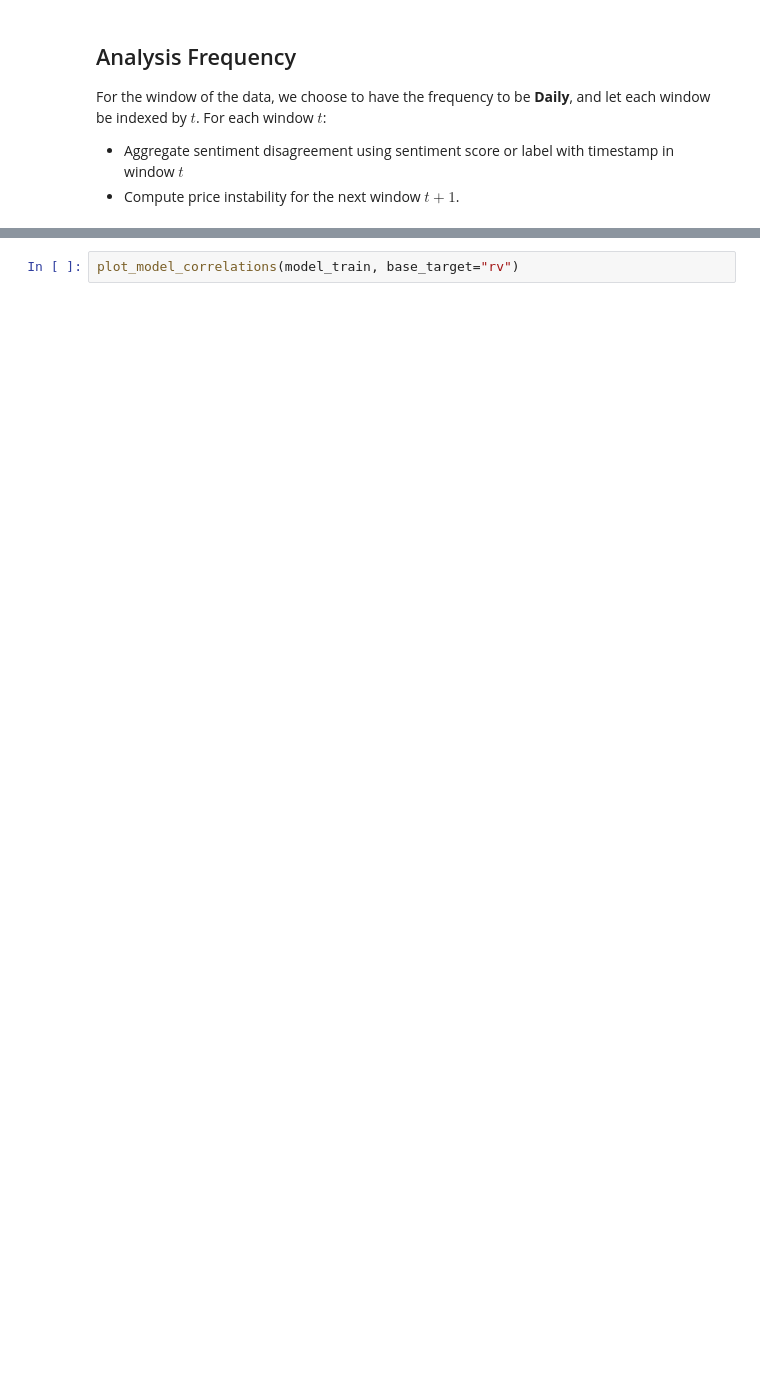
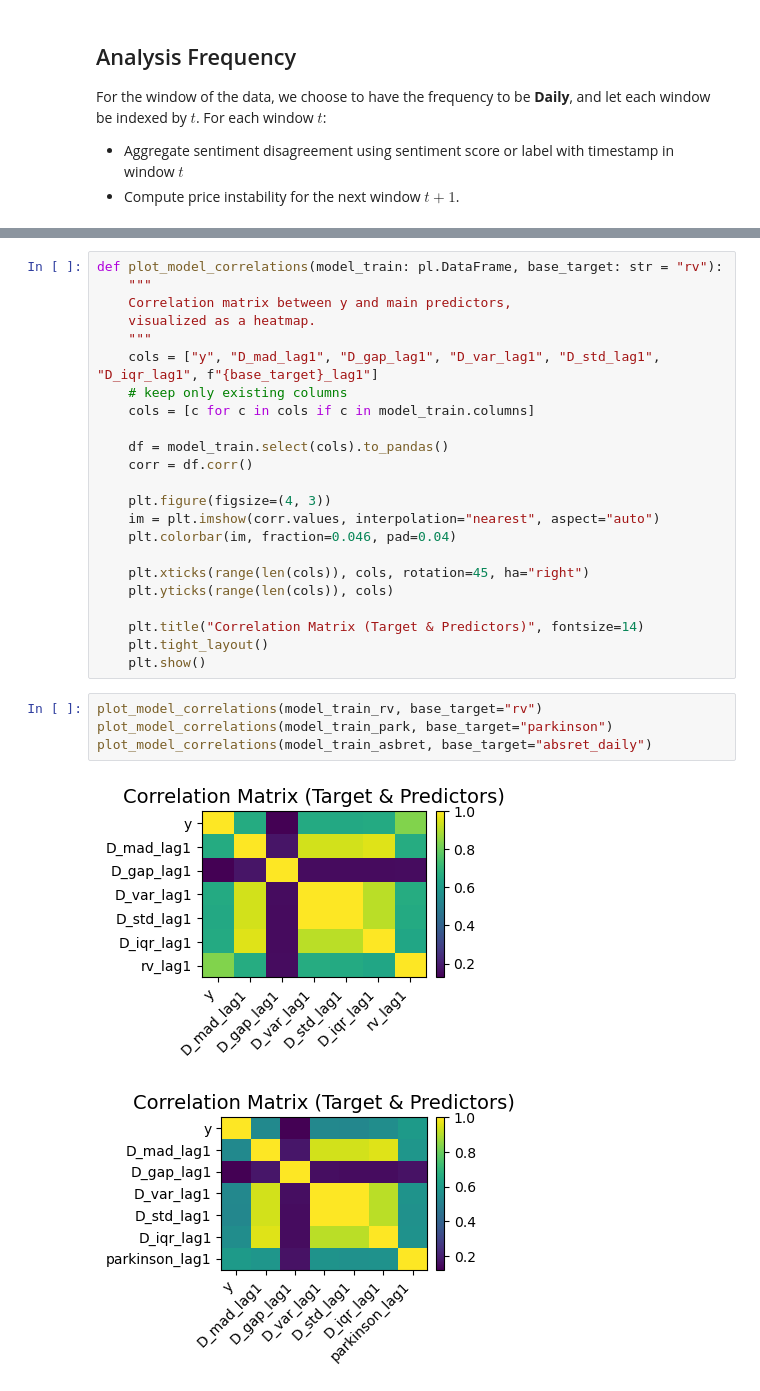
Before and after one commit to arkdong/SDA25_Group11, a Jupyter notebook: notebook/RQ4.ipynb, the cells around one changed output, grey strips where cells are left out. Saved outputs shown, nothing was run; the diff lists cells and outputs as text; blank space fills up the shorter version.

```diff
--- a/notebook/RQ4.ipynb
+++ b/notebook/RQ4.ipynb
@@ -595,2 +649,30 @@ plot_model_feature_scatter(model_train, base_target="rv")
+# %%
+def plot_model_correlations(model_train: pl.DataFrame, base_target: str = "rv"):
+    """
+    Correlation matrix between y and main predictors,
+    visualized as a heatmap.
+    """
+    cols = ["y", "D_mad_lag1", "D_gap_lag1", "D_var_lag1", "D_std_lag1", "D_iqr_lag1", f"{base_target}_lag1"]
+    # keep only existing columns
+    cols = [c for c in cols if c in model_train.columns]
+
+    df = model_train.select(cols).to_pandas()
+    corr = df.corr()
+
+    plt.figure(figsize=(4, 3))
+    im = plt.imshow(corr.values, interpolation="nearest", aspect="auto")
+    plt.colorbar(im, fraction=0.046, pad=0.04)
+
+    plt.xticks(range(len(cols)), cols, rotation=45, ha="right")
+    plt.yticks(range(len(cols)), cols)
+
+    plt.title("Correlation Matrix (Target & Predictors)", fontsize=14)
+    plt.tight_layout()
+    plt.show()
 # %%
-plot_model_correlations(model_train, base_target="rv")
+plot_model_correlations(model_train_rv, base_target="rv")
+plot_model_correlations(model_train_park, base_target="parkinson")
+plot_model_correlations(model_train_asbret, base_target="absret_daily")
+# %% [output]
+[figure, added]
+[figure, added]
```
Also changed, not shown: parts of 59 cells of this notebook.
